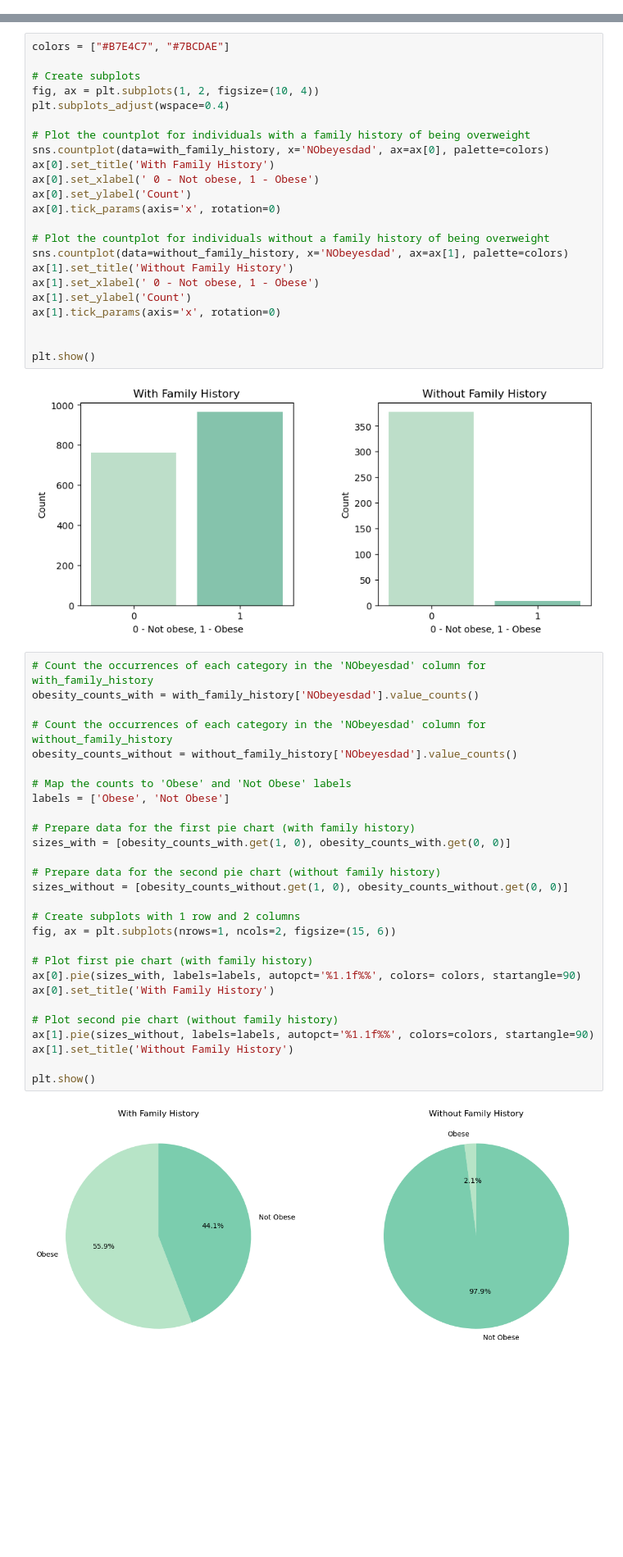
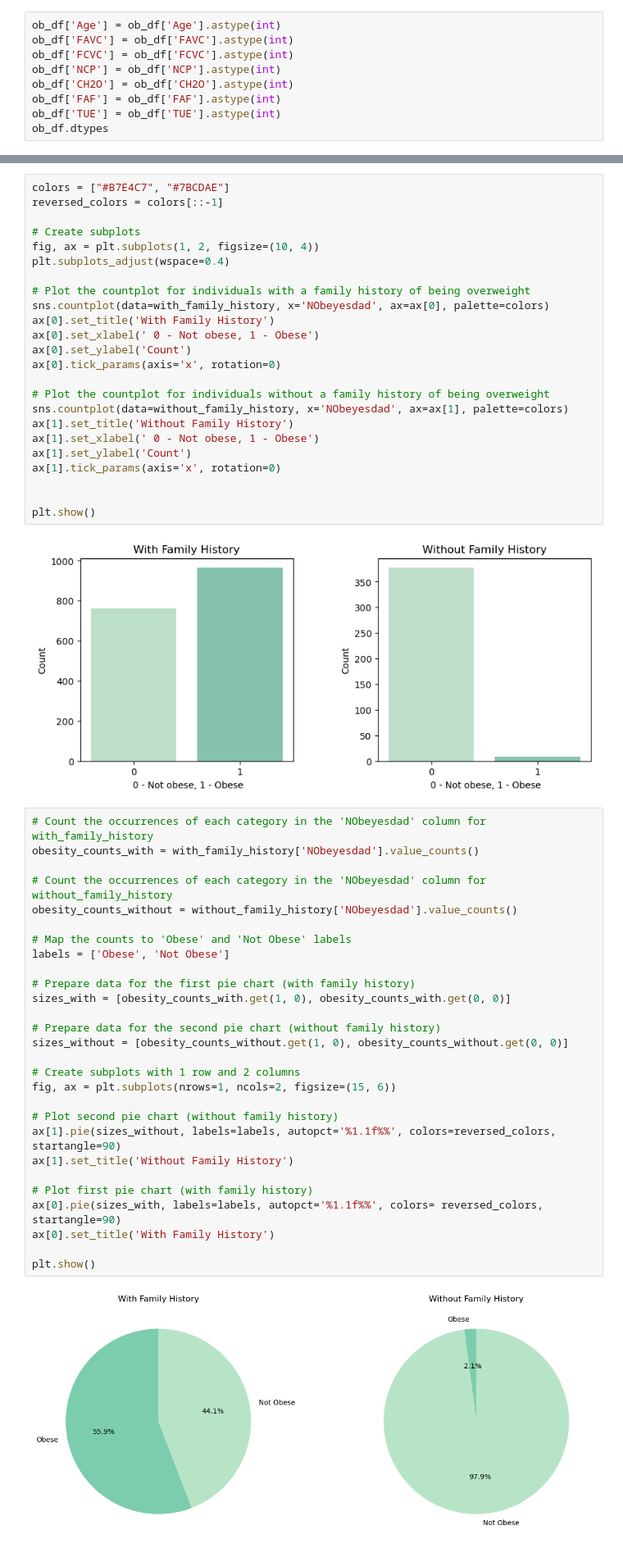
Before and after one commit to omeysi1/project1, a Jupyter notebook: project.ipynb, the cells around one changed output, grey strips where cells are left out. Shown: that part at 82% size. Drawn from its saved outputs; the diff is of its cells as text; blank space fills up the shorter version.

```diff
--- a/project.ipynb
+++ b/project.ipynb
@@ -110,0 +107,9 @@ len(ob_df)
+# %%
+ob_df['Age'] = ob_df['Age'].astype(int)
+ob_df['FAVC'] = ob_df['FAVC'].astype(int)
+ob_df['FCVC'] = ob_df['FCVC'].astype(int)
+ob_df['NCP'] = ob_df['NCP'].astype(int)
+ob_df['CH2O'] = ob_df['CH2O'].astype(int)
+ob_df['FAF'] = ob_df['FAF'].astype(int)
+ob_df['TUE'] = ob_df['TUE'].astype(int)
+ob_df.dtypes
@@ -131,6 +203,7 @@ with_family_history = ob_df[ob_df['family_history_with_overweight'] == 1]
 without_family_history = ob_df[ob_df['family_history_with_overweight'] == 0]
 # %%
 colors = ["#B7E4C7", "#7BCDAE"]
+reversed_colors = colors[::-1]
 
 # Create subplots
 fig, ax = plt.subplots(1, 2, figsize=(10, 4))
@@ -157,30 +230,30 @@ plt.show()
 # %%
 # Count the occurrences of each category in the 'NObeyesdad' column for with_family_history
 obesity_counts_with = with_family_history['NObeyesdad'].value_counts()
 
 # Count the occurrences of each category in the 'NObeyesdad' column for without_family_history
 obesity_counts_without = without_family_history['NObeyesdad'].value_counts()
 
 # Map the counts to 'Obese' and 'Not Obese' labels
 labels = ['Obese', 'Not Obese']
 
 # Prepare data for the first pie chart (with family history)
 sizes_with = [obesity_counts_with.get(1, 0), obesity_counts_with.get(0, 0)]
 
 # Prepare data for the second pie chart (without family history)
 sizes_without = [obesity_counts_without.get(1, 0), obesity_counts_without.get(0, 0)]
 
 # Create subplots with 1 row and 2 columns
 fig, ax = plt.subplots(nrows=1, ncols=2, figsize=(15, 6))
 
+# Plot second pie chart (without family history)
+ax[1].pie(sizes_without, labels=labels, autopct='%1.1f%%', colors=reversed_colors, startangle=90)
+ax[1].set_title('Without Family History')
+
 # Plot first pie chart (with family history)
-ax[0].pie(sizes_with, labels=labels, autopct='%1.1f%%', colors= colors, startangle=90)
+ax[0].pie(sizes_with, labels=labels, autopct='%1.1f%%', colors= reversed_colors, startangle=90)
 ax[0].set_title('With Family History')
 
-# Plot second pie chart (without family history)
-ax[1].pie(sizes_without, labels=labels, autopct='%1.1f%%', colors=colors, startangle=90)
-ax[1].set_title('Without Family History')
-
 plt.show()
 # %% [output]
-[figure, old version]
+[figure, new version]
```
Also changed, not shown: parts of 18 cells of this notebook.
